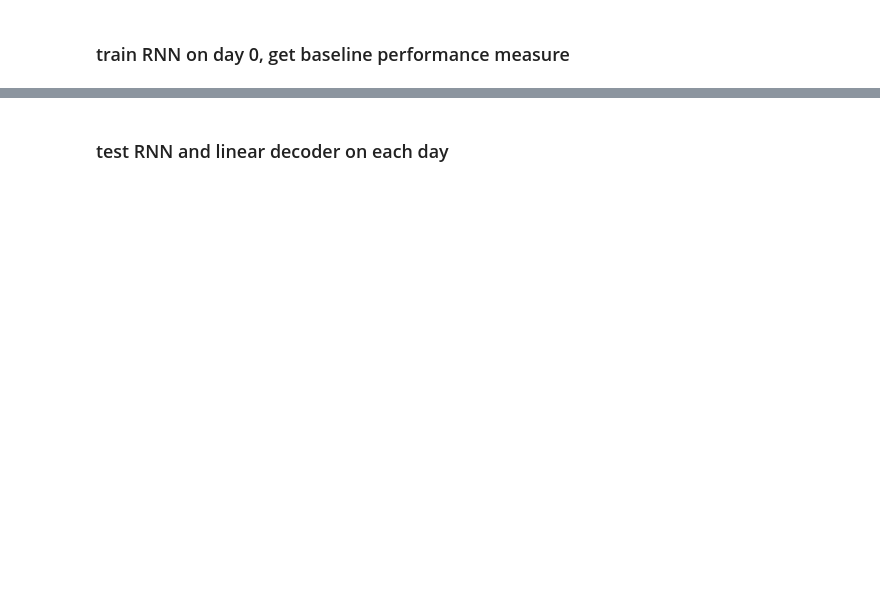
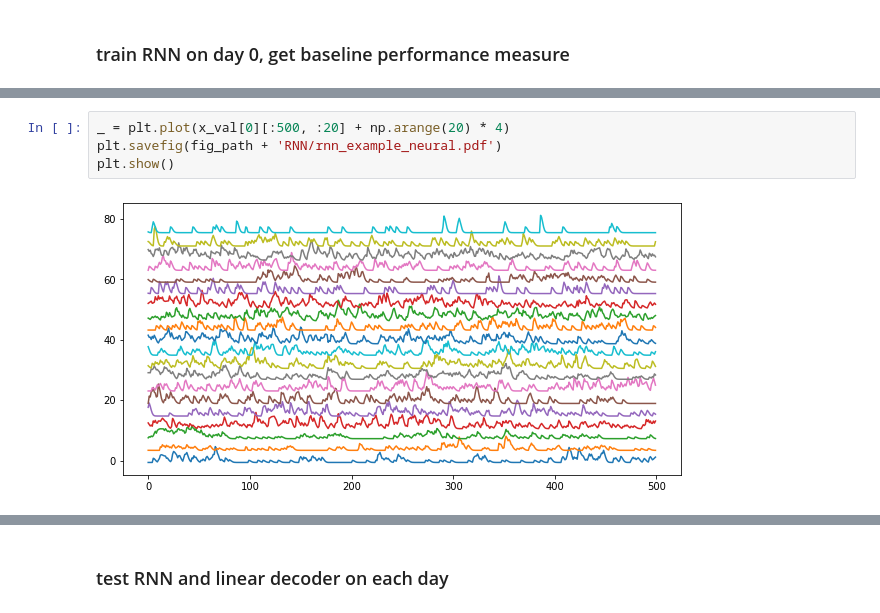
Before and after one commit to guyhwilson/nonstationarities, a Jupyter notebook: notebooks/example_T5_RNN-decoders.ipynb, the cells around one changed output, grey strips where cells are left out. Cells and saved outputs as stored; diff of their text form; blank space fills up the shorter version.

```diff
--- a/notebooks/example_T5_RNN-decoders.ipynb
+++ b/notebooks/example_T5_RNN-decoders.ipynb
@@ -175,3 +206,9 @@ plt.show()
+# %%
+_ = plt.plot(x_val[0][:500, :20] + np.arange(20) * 4)
+plt.savefig(fig_path + 'RNN/rnn_example_neural.pdf')
+plt.show()
+# %% [output]
+[figure, added]
 # %%
 import matplotlib.pyplot as plt
 import seaborn as sns
```
Also changed, not shown: parts of 11 cells of this notebook, 15 other files.
